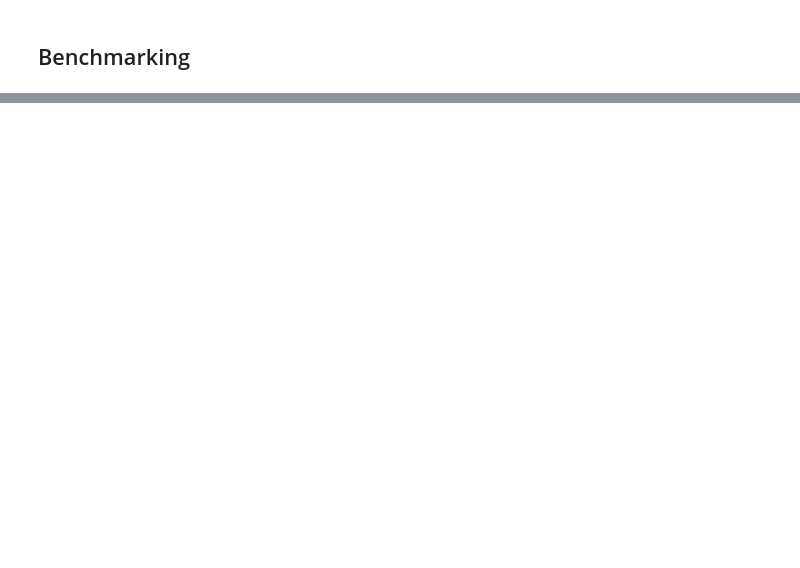
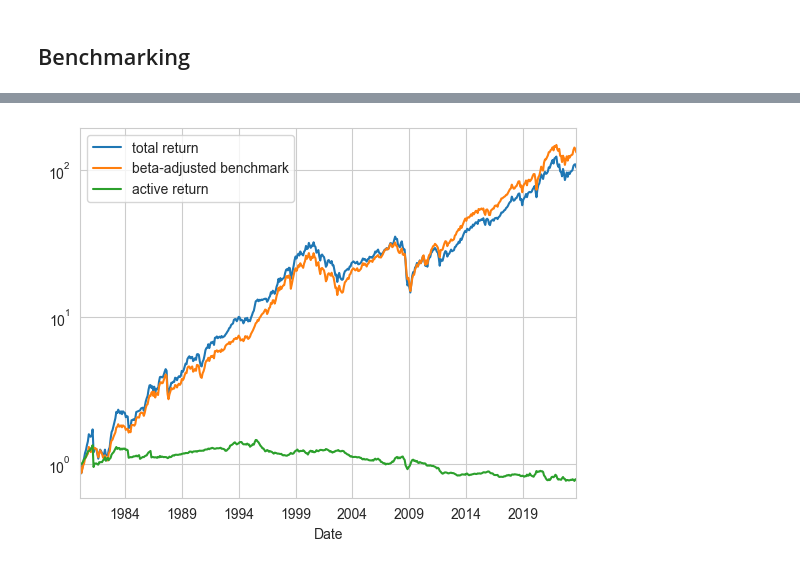
Before and after one commit to kerryback/MGMT638, a Jupyter notebook: notebooks/10-attribution.ipynb, the cells around one changed output, grey strips where cells are left out. Drawn from its saved outputs; the diff is of its cells as text; code cells hidden in the pictures; blank space fills up the shorter version.

```diff
--- a/notebooks/10-attribution.ipynb
+++ b/notebooks/10-attribution.ipynb
@@ -120,0 +155,9 @@ reward-to-risk ratio is 5.10%
+# %%
+import pandas as pd
+import statsmodels.formula.api as smf
+
+df = pd.concat((return_monthly, mkt, rf), axis=1).dropna()
+df.columns = ["ret", "mkt", "rf"]
+df[["ret_rf", "mkt_rf"]] = df[["ret", "mkt"]].subtract(df.rf, axis=0)
+
+result = smf.ols("ret_rf ~ mkt_rf", df).fit()
@@ -120,0 +201,12 @@ reward-to-risk ratio is 5.10%
+# %%
+beta = result.params["mkt_rf"]
+beta_adjusted_bmark = beta*df.mkt + (1-beta)*df.rf
+active = df.ret - beta_adjusted_bmark
+
+(1+df.ret).cumprod().plot(label="total return", logy=True)
+(1+beta_adjusted_bmark).cumprod().plot(label="beta-adjusted benchmark", logy=True)
+(1+active).cumprod().plot(label="active return", logy=True)
+plt.legend()
+plt.show()
+# %% [output]
+[figure, added]
```
Also changed, not shown: parts of 24 cells of this notebook, 2 other files.
